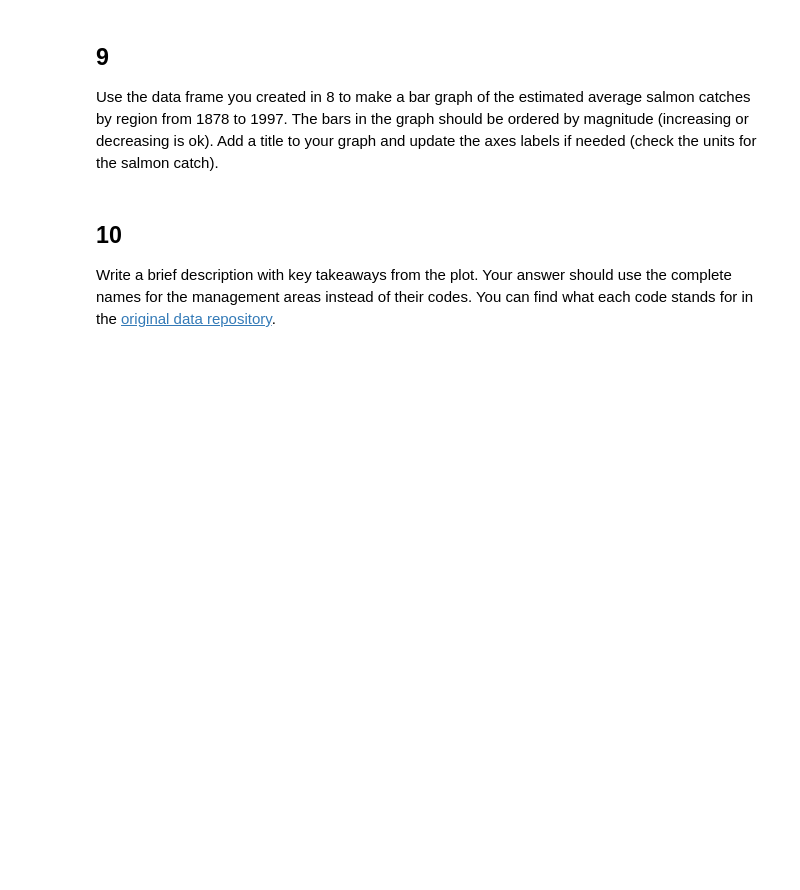
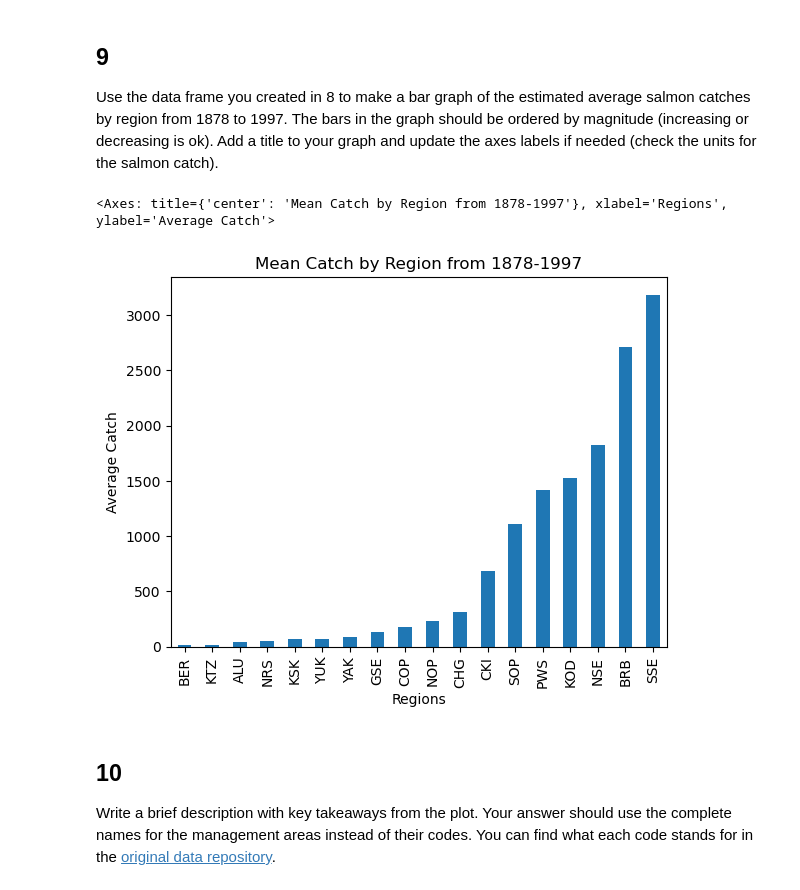
Before and after one commit to kellyloveskelp/eds220-hwk2, a Jupyter notebook: task2/hwk2-task2-salmon.ipynb, the cells around one changed output. Cells and saved outputs as stored; diff of their text form; code cells hidden in the pictures; blank space fills up the shorter version.

```diff
--- a/task2/hwk2-task2-salmon.ipynb
+++ b/task2/hwk2-task2-salmon.ipynb
@@ -229,8 +248,9 @@ In the next cell:
 1. Update the `Catch` column in `catch_data` to be of type `int64`.
 2. Confirm you have updated the data type. Store the type of the `Catch` column in the `catch_column_type` variable.
 # %%
-catch_column_type = catch_data['Catch'].astype('int64')
-catch_column_type.dtypes
+catch_data['Catch'] = catch_data['Catch'].astype('int64')
+catch_column_type = catch_data['Catch'].dtype
+catch_column_type
 # %% [output]
 dtype('int64')
 # %%
@@ -266,0 +265,3 @@ avg_region
+# %%
+avg_region = catch_data.groupby('Region')['Catch'].mean()
+avg_region
@@ -274,6 +298,15 @@ grader.check("q8")
 ## 9
 
 Use the data frame you created in 8 to make a bar graph of the estimated average salmon catches by region from 1878 to 1997. The bars in the graph should be ordered by magnitude (increasing or decreasing is ok). Add a title to your graph and update the axes labels if needed (check the units for the salmon catch).
+# %%
+avg_region.sort_values().plot(
+    kind='bar',
+    title='Mean Catch by Region from 1878-1997',
+    xlabel='Regions',
+    ylabel='Average Catch')
+# %% [output]
+<Axes: title={'center': 'Mean Catch by Region from 1878-1997'}, xlabel='Regions', ylabel='Average Catch'>
+[figure, added]
 # %% [markdown]
 <!-- END QUESTION -->
 
```
Also changed, not shown: parts of 8 cells of this notebook, 4 other files.
